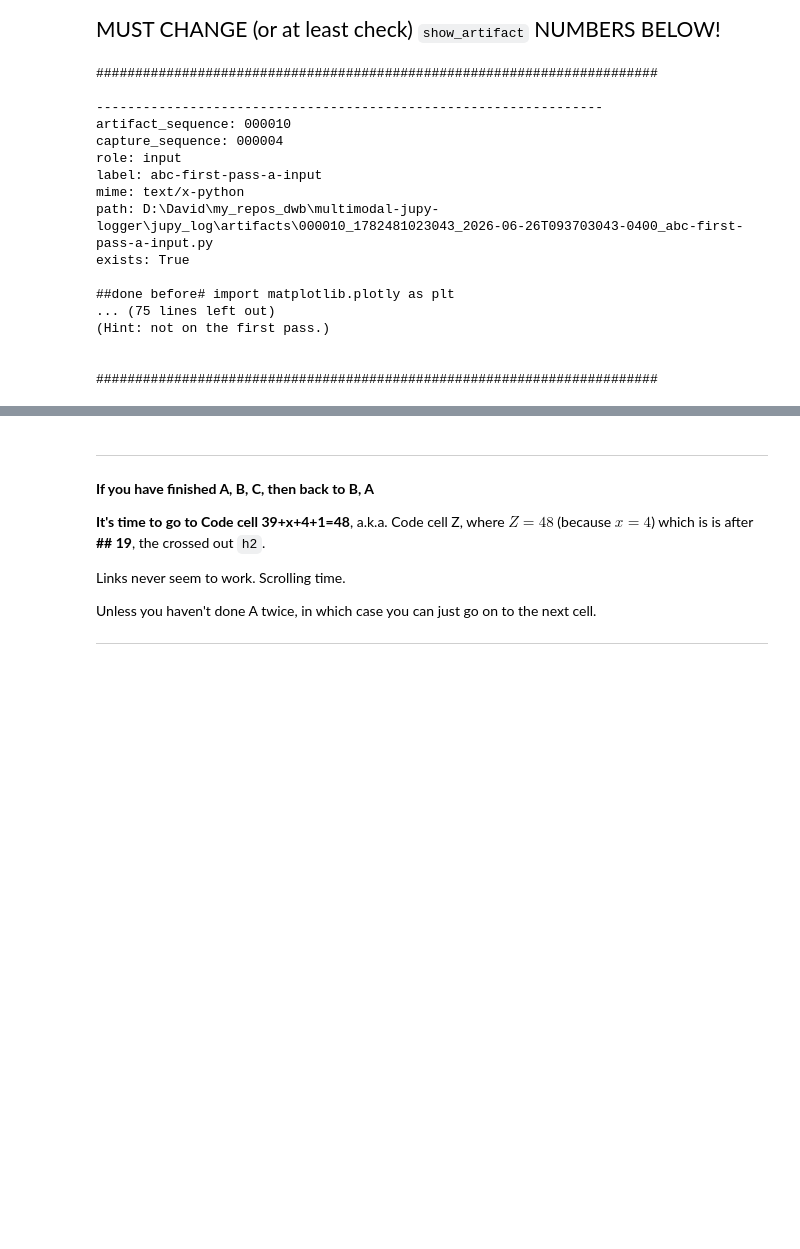
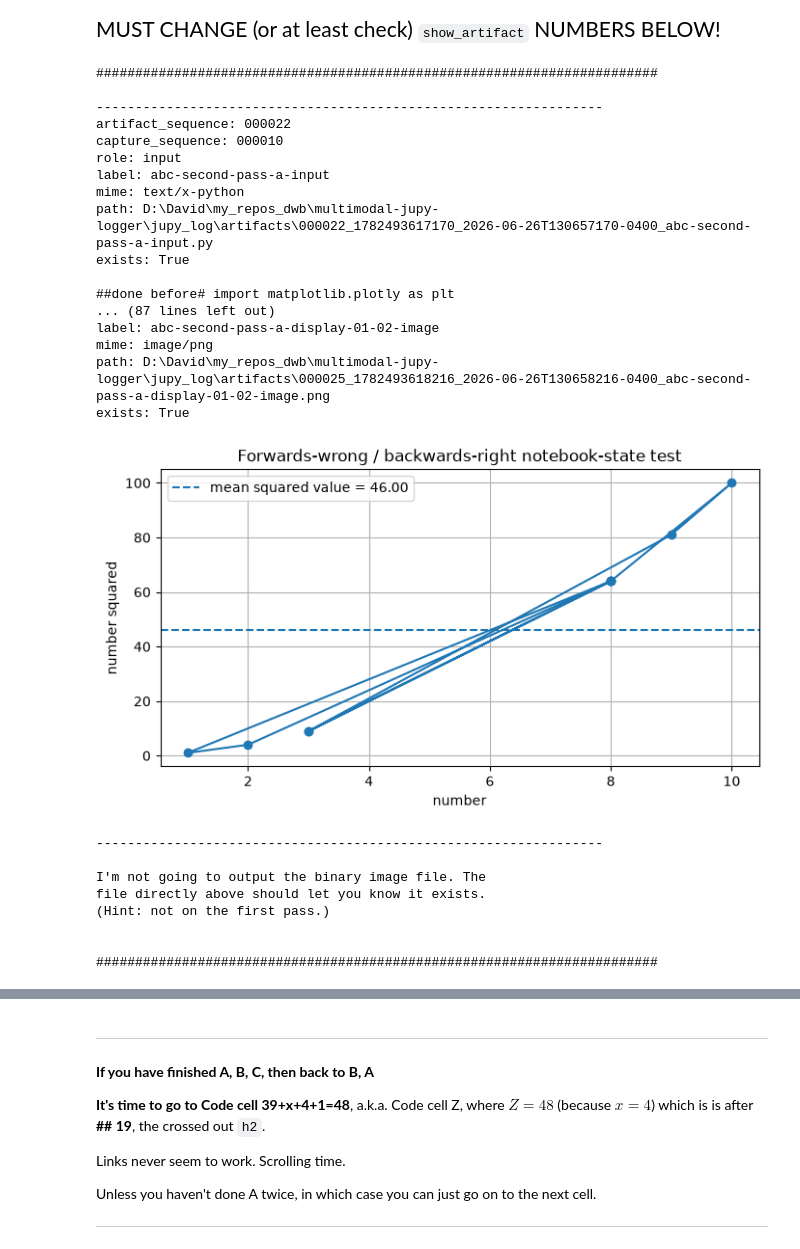
Before and after one commit to bballdave025/multimodal-jupy-logger, a Jupyter notebook: examples/mmjl_capture_debugging_lab.ipynb, the cells around one changed output, grey strips where cells are left out. Cells and saved outputs as stored; diff of their text form; code cells hidden in the pictures; blank space fills up the shorter version.

```diff
--- a/examples/mmjl_capture_debugging_lab.ipynb
+++ b/examples/mmjl_capture_debugging_lab.ipynb
@@ -1907,41 +1952,62 @@ rows: 11
 ##  Code cell 31|47, ANYTHING NEW?
 
 ########################################
 ##     REMEMBER TO MATCH NUMBERS!     ##
 ########################################
 
 display_banner("#", 72)
 print()
 display_banner()
-show_artifact(10)
+show_artifact(22)
 display_banner()
 display_banner("=", 70)
 print()
 display_banner("=", 70)
 display_banner()
-show_artifact(11)
+show_artifact(23)
+display_banner()
+display_banner("=", 70)
+print()
+display_banner("=", 70)
+display_banner()
+show_artifact(24)
+display_banner()
+display_banner("=", 70)
+print()
+display_banner("=", 70)
+display_banner()
+show_artifact(25)
 display_banner()
 print()
 print("I'm not going to output the binary image file. The")
 print("file directly above should let you know it exists.")
 print("(Hint: not on the first pass.)")
 print(); print()
 display_banner("#", 72)
 # %% [output]
 ########################################################################
 
 -----------------------------------------------------------------
-artifact_sequence: 000010
-capture_sequence: 000004
+artifact_sequence: 000022
+capture_sequence: 000010
 role: input
-label: abc-first-pass-a-input
+label: abc-second-pass-a-input
 mime: text/x-python
-path: D:\David\my_repos_dwb\multimodal-jupy-logger\jupy_log\artifacts\000010_1782481023043_2026-06-26T093703043-0400_abc-first-pass-a-input.py
+path: D:\David\my_repos_dwb\multimodal-jupy-logger\jupy_log\artifacts\000022_1782493617170_2026-06-26T130657170-0400_abc-second-pass-a-input.py
 exists: True
 
 ##done before# import matplotlib.plotly as plt
-... (75 lines left out)
-(Hint: not on the first pass.)
-
-
-########################################################################
+... (87 lines left out)
+label: abc-second-pass-a-display-01-02-image
+mime: image/png
+path: D:\David\my_repos_dwb\multimodal-jupy-logger\jupy_log\artifacts\000025_1782493618216_2026-06-26T130658216-0400_abc-second-pass-a-display-01-02-image.png
+exists: True
+[figure, added]
+-----------------------------------------------------------------
+
+I'm not going to output the binary image file. The
+file directly above should let you know it exists.
+(Hint: not on the first pass.)
+
+
+########################################################################
```
Also changed, not shown: parts of 51 cells of this notebook.
